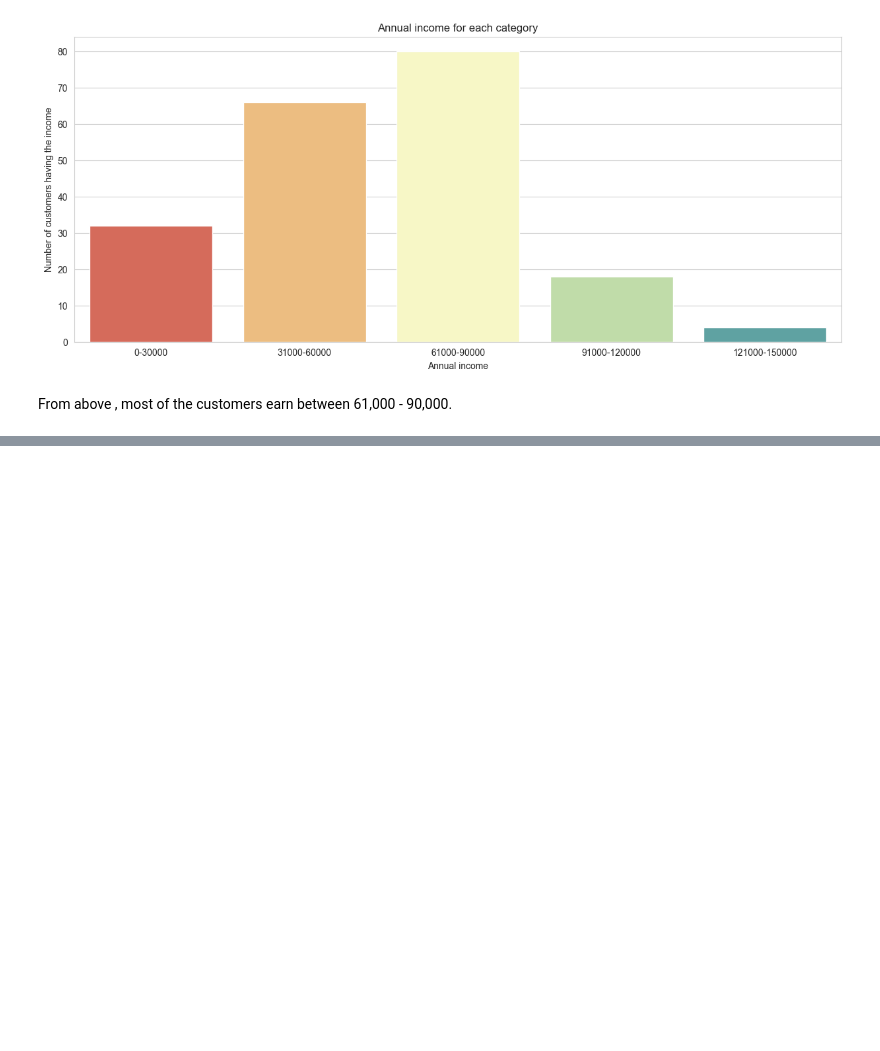
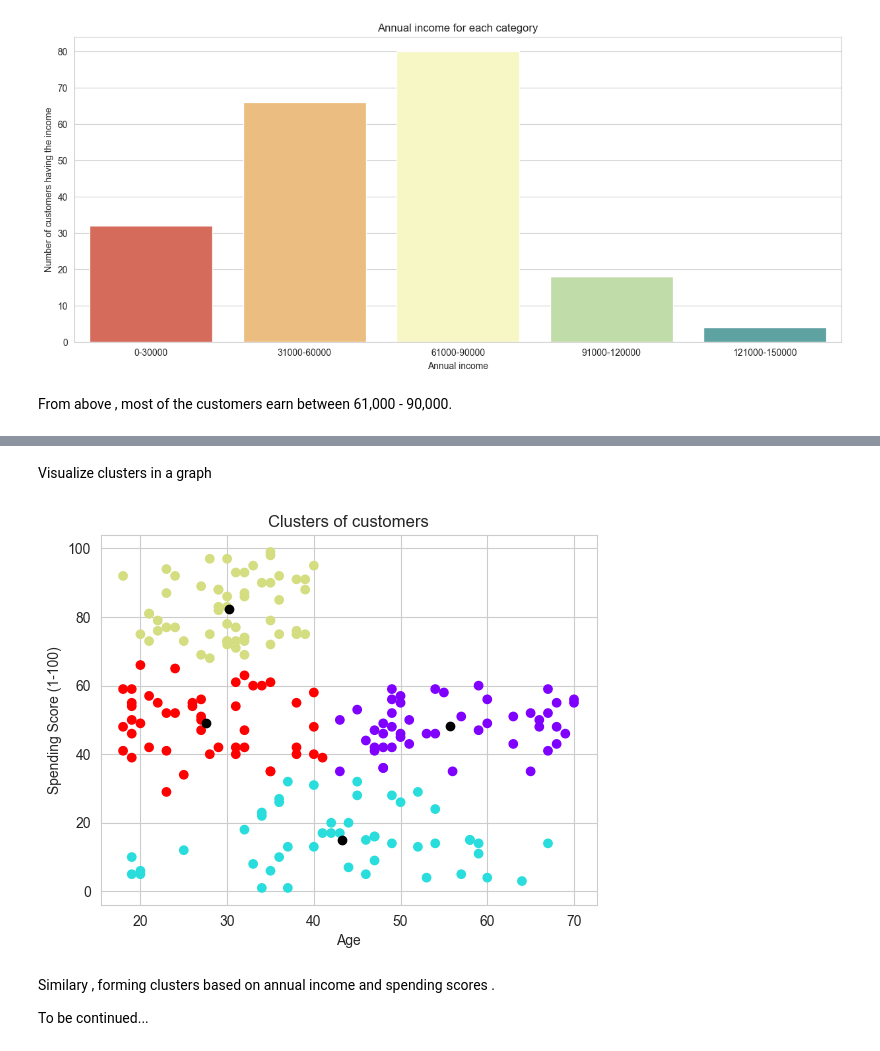
Before and after one commit to anzykenya/Customer-Segmenation, a Jupyter notebook: MallSegmentation.ipynb, the cells around one changed output, grey strips where cells are left out. Saved outputs shown, nothing was run; the diff lists cells and outputs as text; code cells hidden in the pictures; blank space fills up the shorter version.

```diff
--- a/MallSegmentation.ipynb
+++ b/MallSegmentation.ipynb
@@ -224,0 +270,15 @@ To be completed soon
+# %% [markdown]
+Visualize clusters in a graph
+# %%
+plt.scatter(x1[:,0],x1[:,1] , c= kmeans.labels_,cmap='rainbow')
+plt.scatter(kmeans.cluster_centers_[:,0] ,kmeans.cluster_centers_[:,1] , color="Black")
+plt.title("Clusters of customers")
+plt.xlabel("Age")
+plt.ylabel("Spending Score (1-100)")
+plt.show()
+# %% [output]
+[figure, added]
+# %% [markdown]
+Similary , forming clusters based on annual income and spending scores .
+
+To be continued...
```
Also changed, not shown: parts of 6 cells of this notebook.
